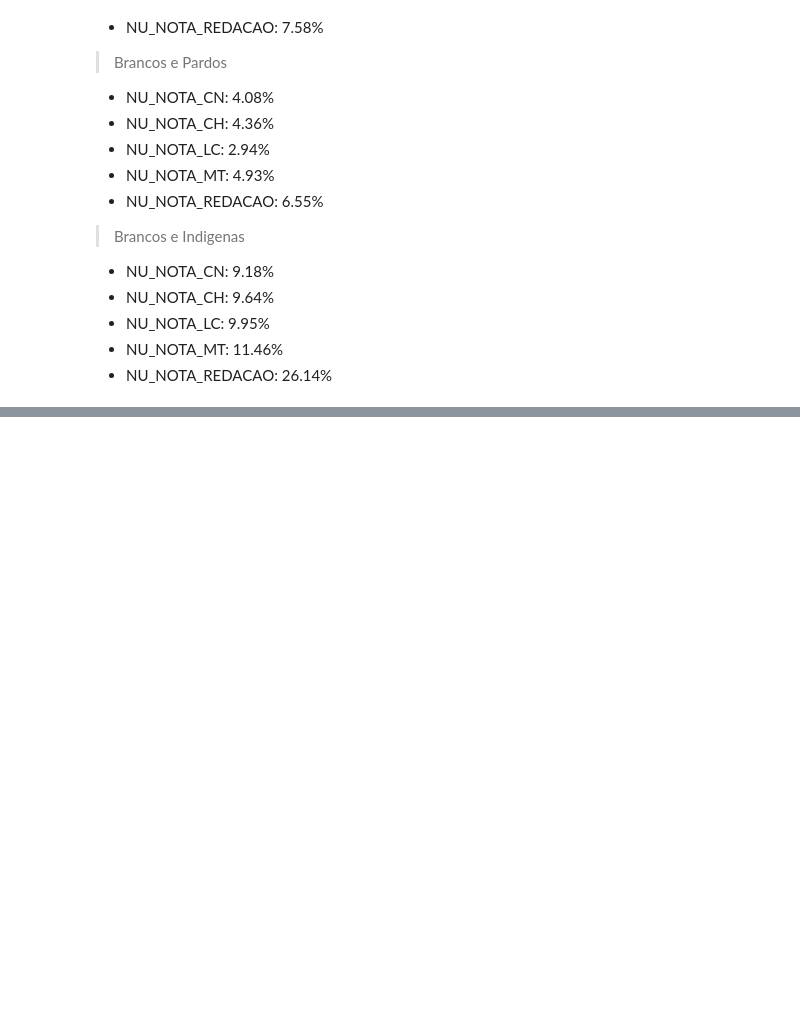
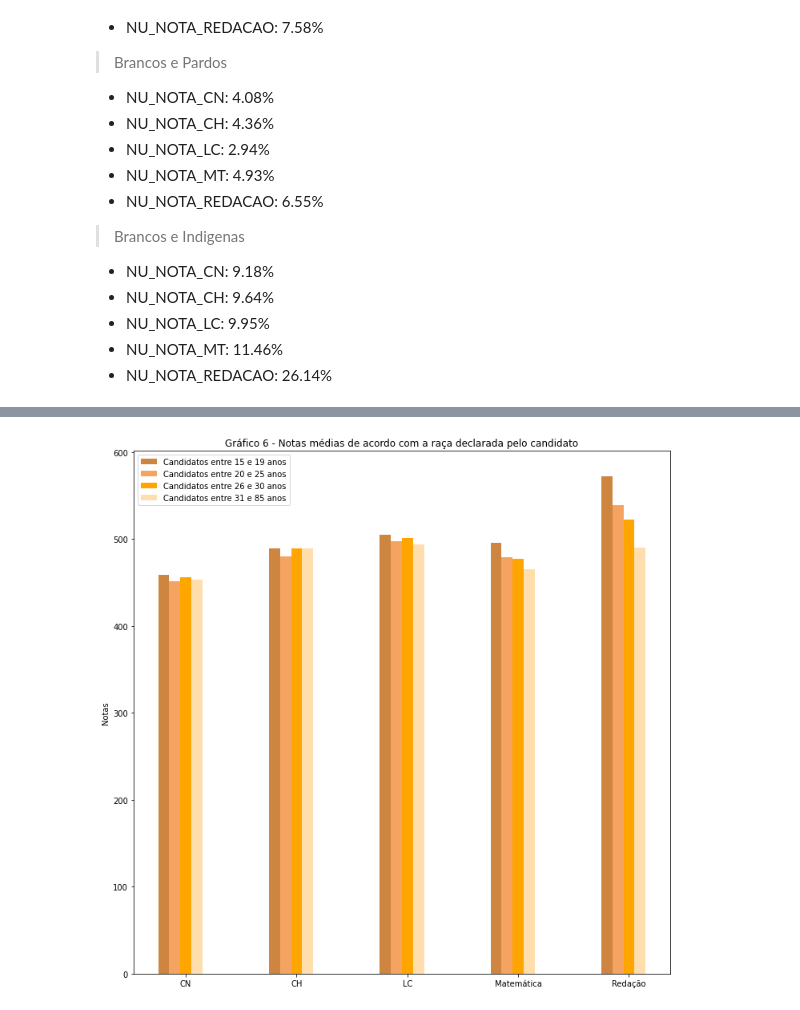
Before and after one commit to henriquecl/DataSciene_Destrinchando_o_ENEM, a Jupyter notebook: Brincando_com_o_ENEM.ipynb, the cells around one changed output, grey strips where cells are left out. Saved outputs shown, nothing was run; the diff lists cells and outputs as text; code cells hidden in the pictures; blank space fills up the shorter version.

```diff
--- a/Brincando_com_o_ENEM.ipynb
+++ b/Brincando_com_o_ENEM.ipynb
@@ -507,0 +535,30 @@ plt.show()
+# %%
+notas_idade = notas.copy()
+notas_idade.append("NU_IDADE")
+grupo_a_norte = dados_norte[notas_idade].query('NU_IDADE <= 19 and NU_IDADE>= 15').dropna().mean()
+grupo_b_norte = dados_norte[notas_idade].query('NU_IDADE <= 25 and NU_IDADE>= 20').dropna().mean()
+grupo_c_norte = dados_norte[notas_idade].query('NU_IDADE <= 30 and NU_IDADE>= 26').dropna().mean()
+grupo_d_norte = dados_norte[notas_idade].query('NU_IDADE <= 85 and NU_IDADE>= 31').dropna().mean()
+
+grupo_a_norte = grupo_a_norte[notas]
+grupo_b_norte = grupo_b_norte[notas]
+grupo_c_norte = grupo_c_norte[notas]
+grupo_d_norte = grupo_d_norte[notas]
+
+#Plot do gráfico
+plt.rcParams['figure.figsize'] = [12, 12]  # Essa linha que fez a imagem ficar maior
+fig, ax = plt.subplots()
+rects1 = ax.bar(x +0.00 , grupo_a_norte ,color= 'peru',  width=0.1, label='Candidatos entre 15 e 19 anos')
+rects2 = ax.bar(x +0.10 , grupo_b_norte    ,color = 'sandybrown' ,width=0.1, label='Candidatos entre 20 e 25 anos')
+rects3 = ax.bar(x +0.20 ,grupo_c_norte,color ='orange'  ,width=0.1, label='Candidatos entre 26 e 30 anos')
+rects4 = ax.bar(x +0.30 , grupo_d_norte  ,color = 'navajowhite' ,width=0.1, label='Candidatos entre 31 e 85 anos')
+
+ax.set_ylabel('Notas')
+#plt.figure(figsize=(10,8))
+ax.set_title('Gráfico 6 - Notas médias de acordo com a raça declarada pelo candidato')
+ax.set_xticks(x + 0.2)
+ax.set_xticklabels(['CN', 'CH', 'LC', 'Matemática', 'Redação'])
+ax.legend(loc=0)
+plt.show()
+# %% [output]
+[figure, added]
```
Also changed, not shown: parts of 4 cells of this notebook.
